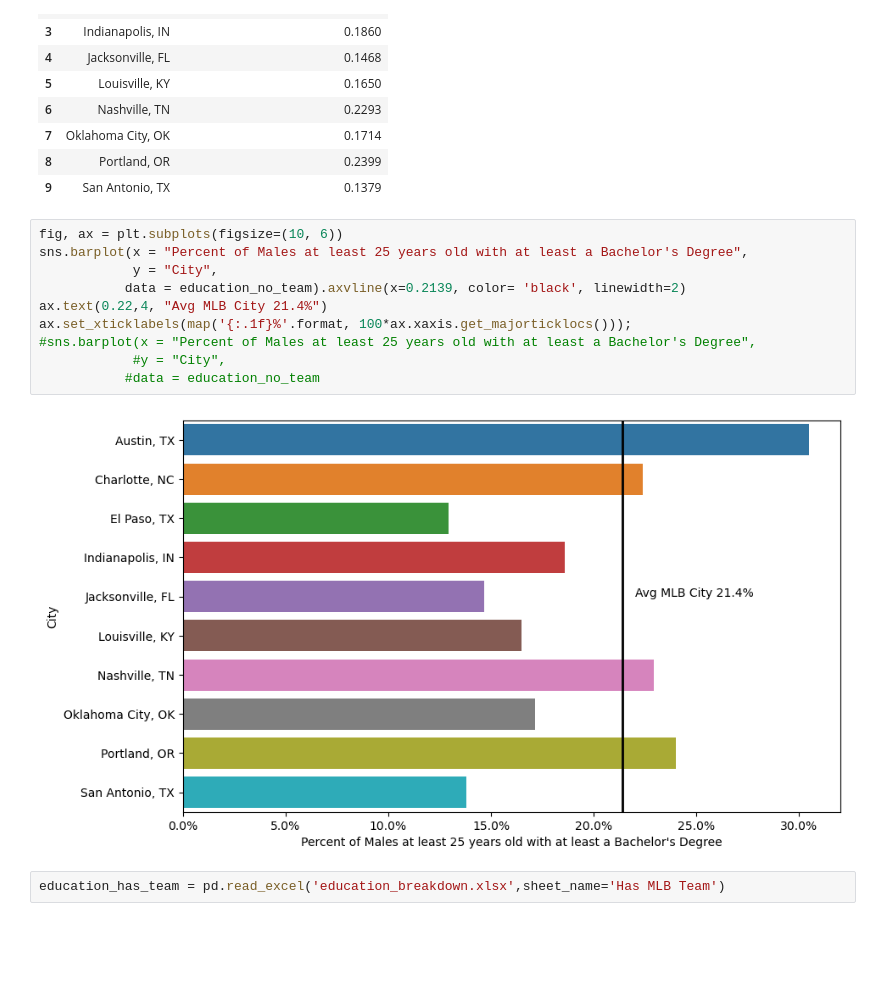
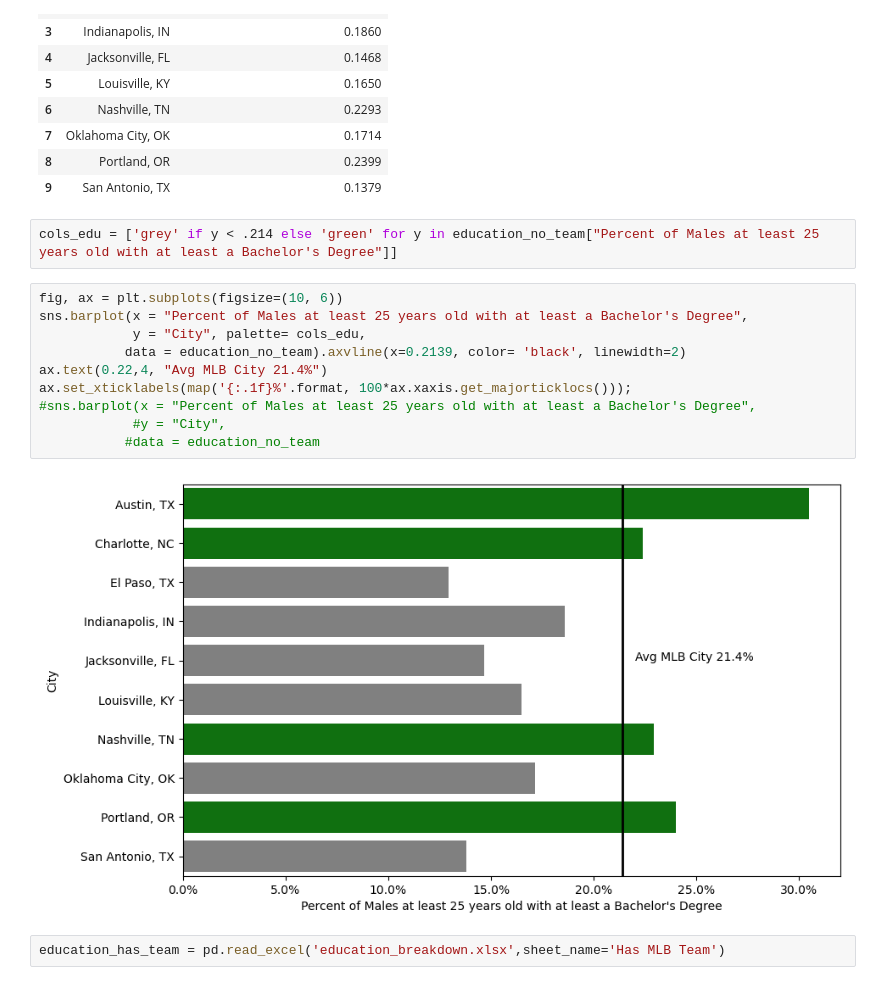
Before and after one commit to NashvilleNorris/norris_capstone, a Jupyter notebook: data/capstone.ipynb, the cells around one changed output. Drawn from its saved outputs; the diff is of its cells as text; blank space fills up the shorter version.

```diff
--- a/data/capstone.ipynb
+++ b/data/capstone.ipynb
@@ -82,18 +93,20 @@ education_no_team
 | 7 | Oklahoma City, OK | 0.1714 |
 | 8 | Portland, OR | 0.2399 |
 | 9 | San Antonio, TX | 0.1379 |
+# %%
+cols_edu = ['grey' if y < .214 else 'green' for y in education_no_team["Percent of Males at least 25 years old with at least a Bachelor's Degree"]]
 # %%
 fig, ax = plt.subplots(figsize=(10, 6))
 sns.barplot(x = "Percent of Males at least 25 years old with at least a Bachelor's Degree",
-            y = "City",
+            y = "City", palette= cols_edu,
            data = education_no_team).axvline(x=0.2139, color= 'black', linewidth=2)
 ax.text(0.22,4, "Avg MLB City 21.4%")
 ax.set_xticklabels(map('{:.1f}%'.format, 100*ax.xaxis.get_majorticklocs()));
 #sns.barplot(x = "Percent of Males at least 25 years old with at least a Bachelor's Degree",
             #y = "City",
            #data = education_no_team
 # %% [output]
-[figure, old version]
+[figure, new version]
 # %%
 education_has_team = pd.read_excel('education_breakdown.xlsx',sheet_name='Has MLB Team')
 # %%
```
Also changed, not shown: parts of 18 cells of this notebook.
